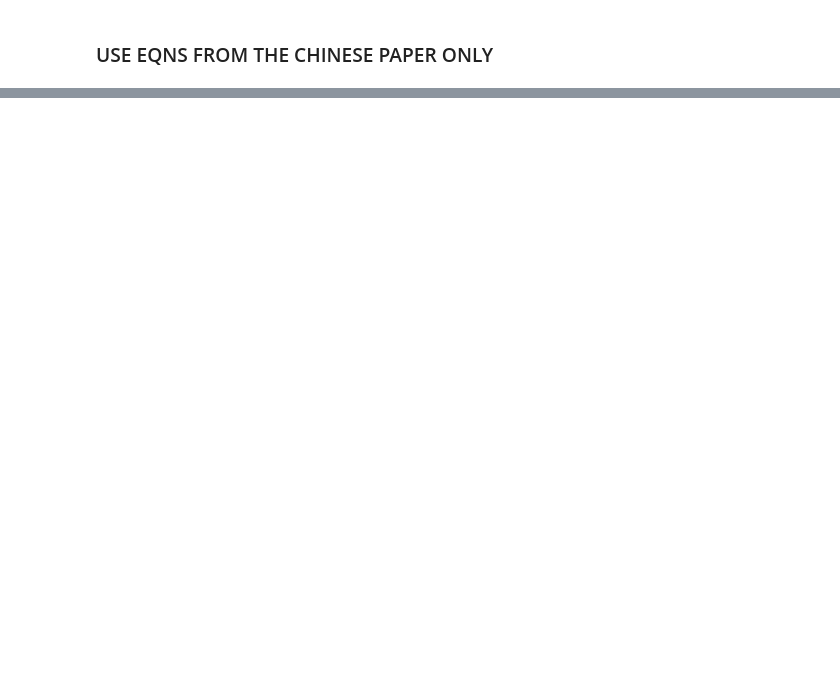
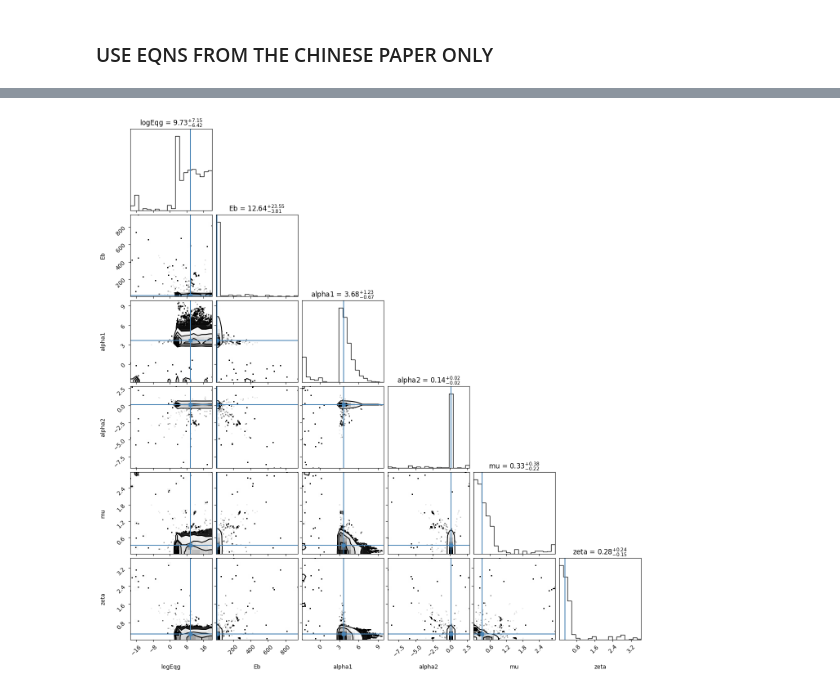
Before and after one commit to DarkWake9/Project-QG, a Jupyter notebook: task1/task1a.ipynb, the cells around one changed output, grey strips where cells are left out. Saved outputs shown, nothing was run; the diff lists cells and outputs as text; code cells hidden in the pictures; blank space fills up the shorter version.

Commit message:
13062023 - 22.25 - UPDATE: WORKING EMCEE

```diff
--- a/task1/task1a.ipynb
+++ b/task1/task1a.ipynb
@@ -174,0 +212,6 @@ truths = [results[:,i].mean() for i in range(ndim_null)]
+# %%
+#LINEAR
+init_lin = np.array([np.random.uniform(logeq1min, logeq1max, nwalkers), np.random.uniform(Ebmin, Ebmax, nwalkers), np.random.uniform(alpha1min, alpha1max, nwalkers), np.random.uniform(alpha2min, alpha2max, nwalkers), np.random.uniform(mumin, mumax, nwalkers), np.random.uniform(zetamin, zetamax, nwalkers)]).T
+ndim_liv = 6
+sampler1 = emcee.EnsembleSampler(nwalkers, ndim_liv, logpost_linear, pool=mul.Pool(8), threads=8)
+sampler1.run_mcmc(init_lin, nsteps, progress=True)
@@ -182,0 +277,3 @@ WARNING:root:Too few points to create valid contours
+# %%
+fig1 = corner(samples1, labels=['logEqg', 'Eb', 'alpha1', 'alpha2', 'mu', 'zeta'], truths=truths1, hist_kwargs={'density' : True}, show_titles=True, title_kwargs={"fontsize": 12})
+# %% [output]
@@ -182,0 +287 @@ WARNING:root:Too few points to create valid contours
+[figure, added]
```
Also changed, not shown: parts of 14 cells of this notebook.
